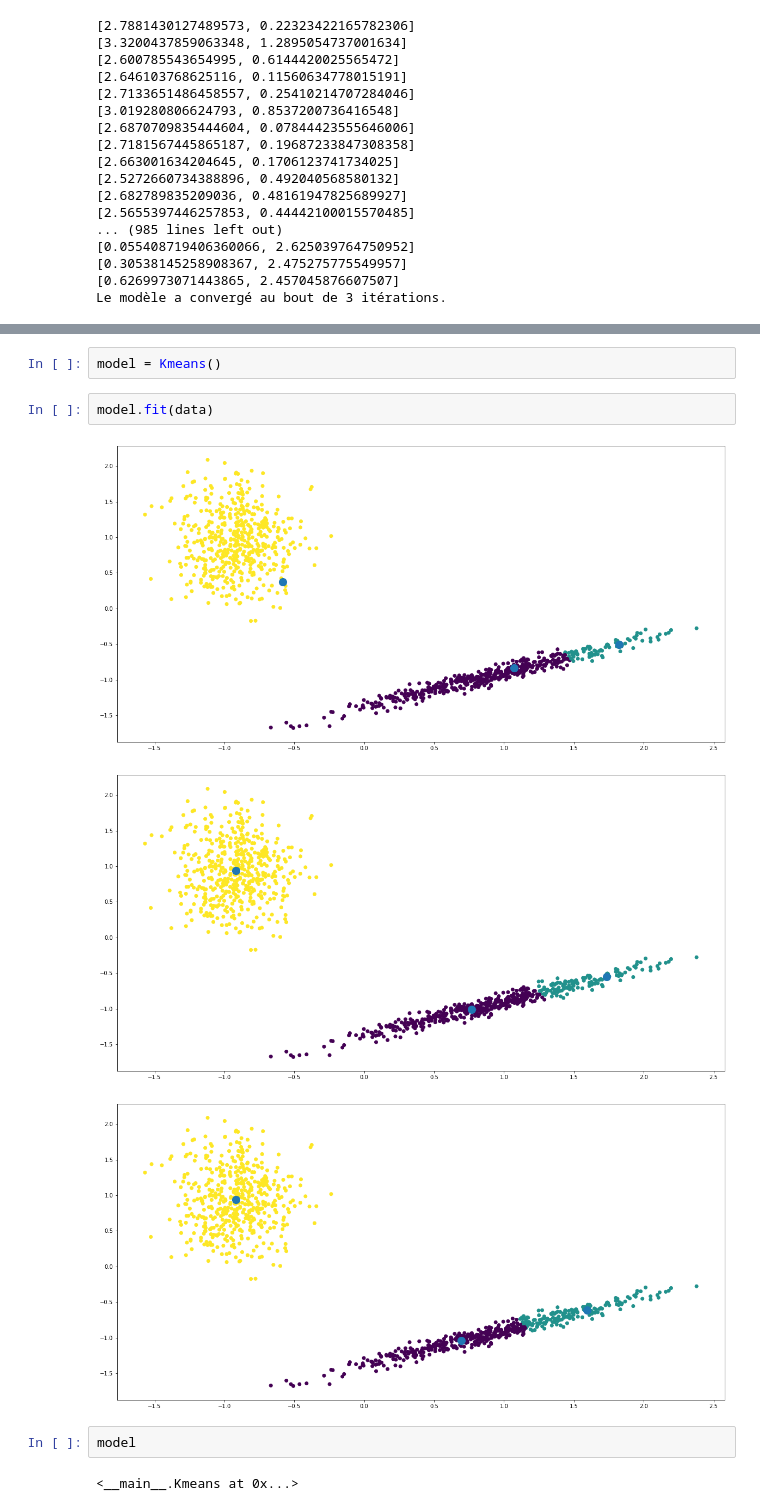
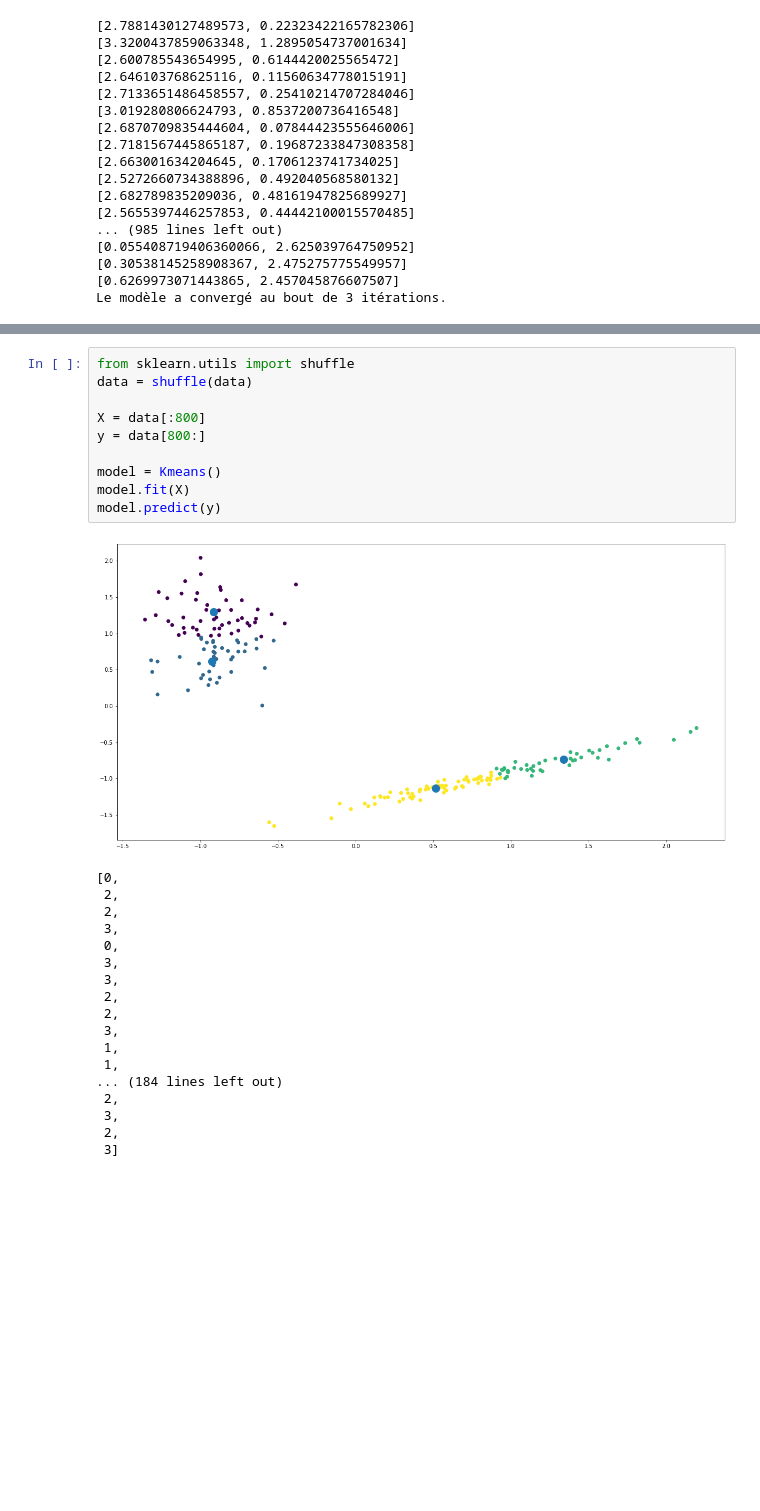
Before and after one commit to jenguehard/algo-kmeans, a Jupyter notebook: Algorithme Kmeans.ipynb, the cells around one changed output, grey strips where cells are left out. Cells and saved outputs as stored; diff of their text form; blank space fills up the shorter version.

Commit message:
added class with predict

```diff
--- a/Algorithme Kmeans.ipynb
+++ b/Algorithme Kmeans.ipynb
@@ -290,12 +273,29 @@ class Kmeans:
-# %%
-model = Kmeans()
-# %%
-model.fit(data)
-# %% [output]
-[figure, removed]
-[figure, removed]
-[figure, removed]
-# %%
-model
-# %% [output]
-<__main__.Kmeans at 0x...>
+# %%
+from sklearn.utils import shuffle
+data = shuffle(data)
+
+X = data[:800]
+y = data[800:]
+
+model = Kmeans()
+model.fit(X)
+model.predict(y)
+# %% [output]
+[figure, added]
+[0,
+ 2,
+ 2,
+ 3,
+ 0,
+ 3,
+ 3,
+ 2,
+ 2,
+ 3,
+ 1,
+ 1,
+... (184 lines left out)
+ 2,
+ 3,
+ 2,
+ 3]
```
Also changed, not shown: parts of 1 cell of this notebook.
